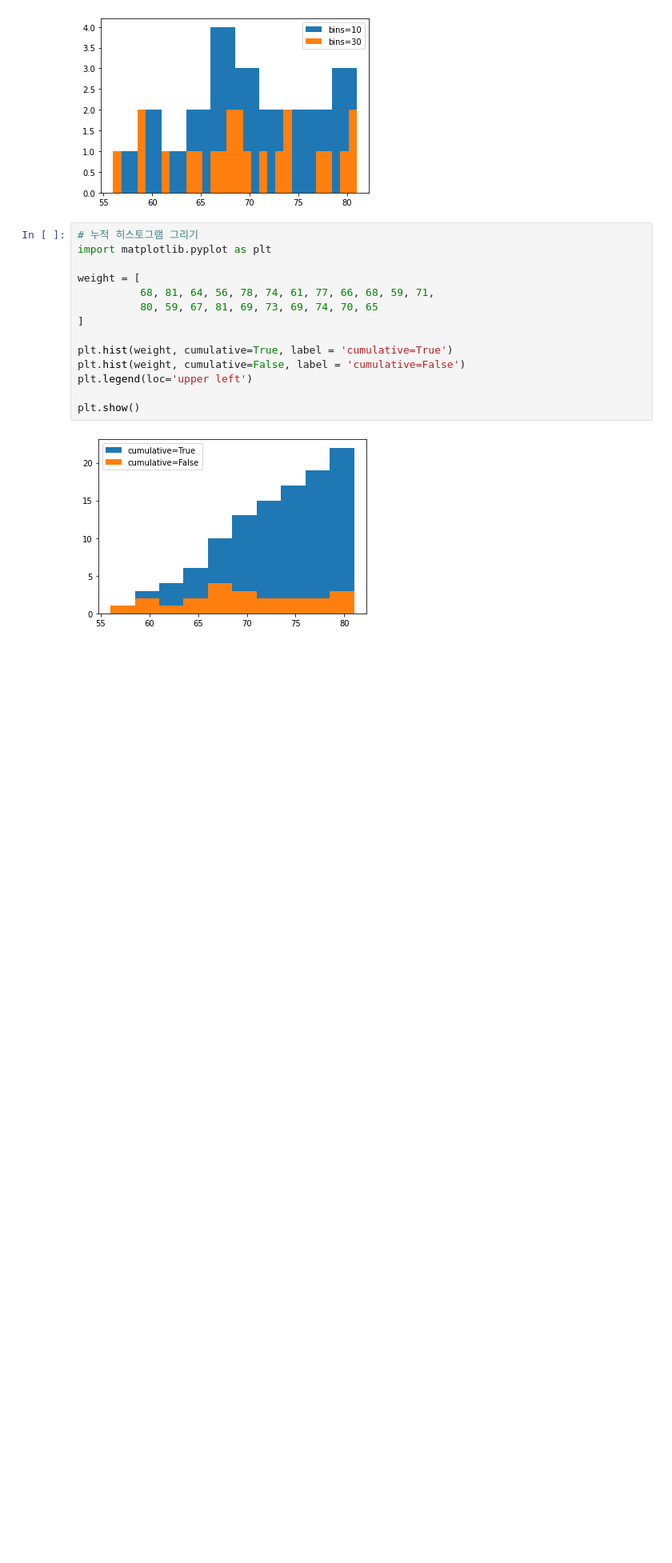
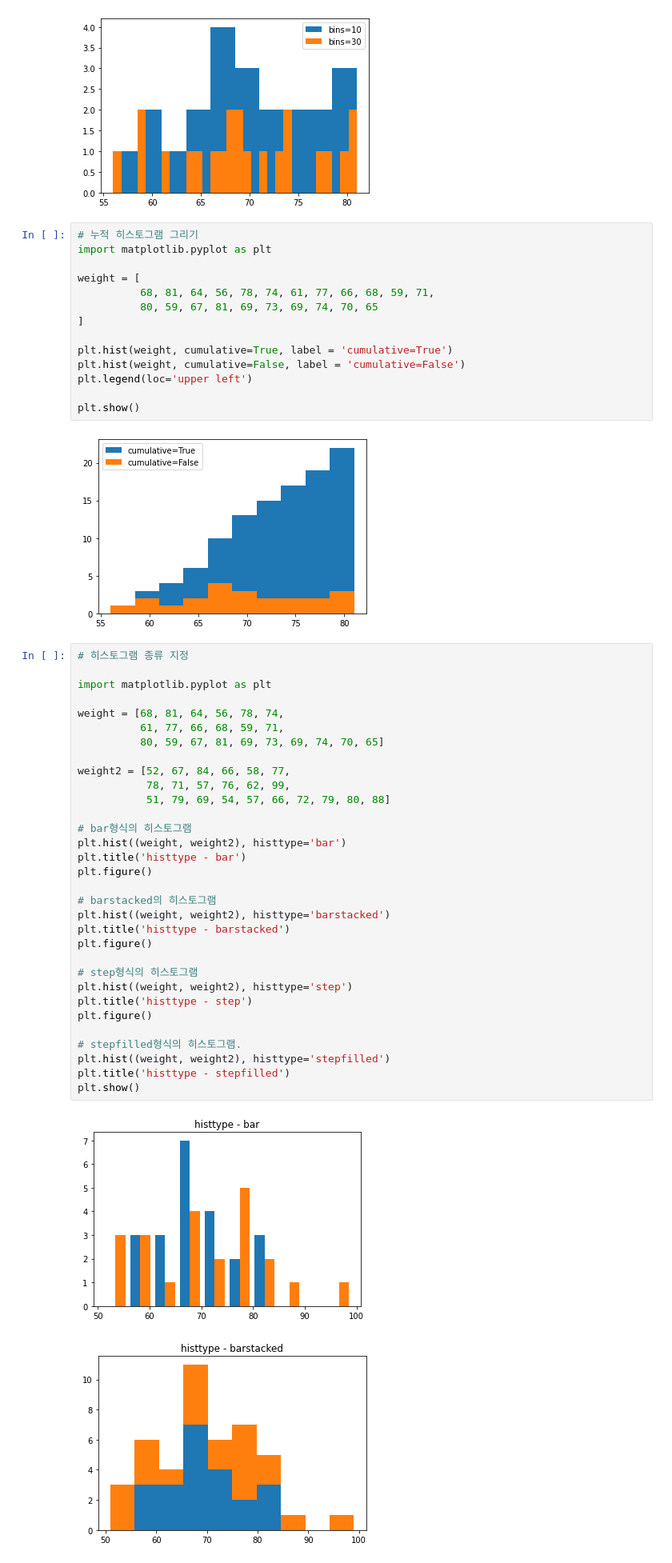
Before and after one commit to goodDev-junhyuk/JupyterNotebook, a Jupyter notebook: Matploblib.ipynb, the cells around one changed output. Shown at 80% size. Cells and saved outputs as stored; diff of their text form; blank space fills up the shorter version.

```diff
--- a/Matploblib.ipynb
+++ b/Matploblib.ipynb
@@ -398,3 +398,38 @@ plt.legend(loc='upper left')
 plt.show()
 # %% [output]
 [figure]
+# %%
+# 히스토그램 종류 지정
+
+import matplotlib.pyplot as plt
+
+weight = [68, 81, 64, 56, 78, 74,
+          61, 77, 66, 68, 59, 71,
+          80, 59, 67, 81, 69, 73, 69, 74, 70, 65]
+
+weight2 = [52, 67, 84, 66, 58, 77,
+           78, 71, 57, 76, 62, 99,
+           51, 79, 69, 54, 57, 66, 72, 79, 80, 88]
+
+# bar형식의 히스토그램
+plt.hist((weight, weight2), histtype='bar')
+plt.title('histtype - bar')
+plt.figure()
+
+# barstacked의 히스토그램
+plt.hist((weight, weight2), histtype='barstacked')
+plt.title('histtype - barstacked')
+plt.figure()
+
+# step형식의 히스토그램
+plt.hist((weight, weight2), histtype='step')
+plt.title('histtype - step')
+plt.figure()
+
+# stepfilled형식의 히스토그램.
+plt.hist((weight, weight2), histtype='stepfilled')
+plt.title('histtype - stepfilled')
+plt.show()
+# %% [output]
+[figure, added]
+[figure, added]
```
Also changed, not shown: parts of 1 cell of this notebook.
